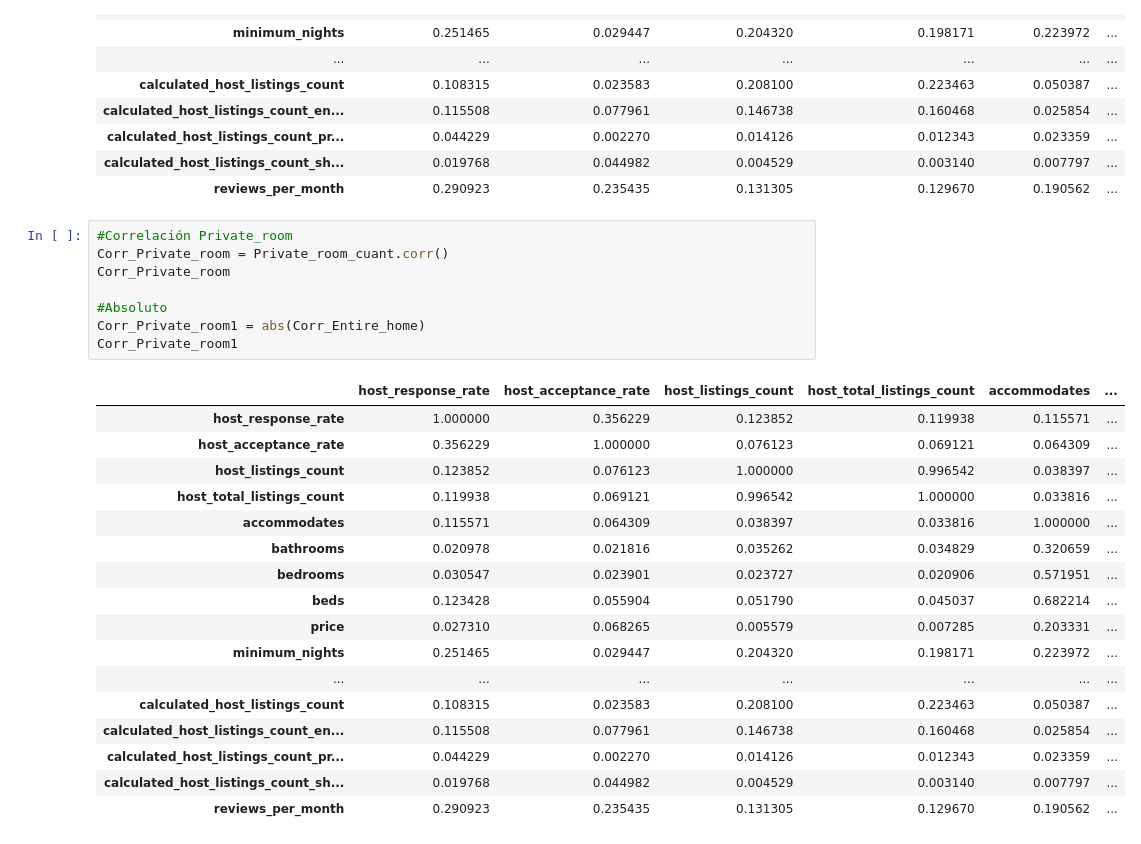
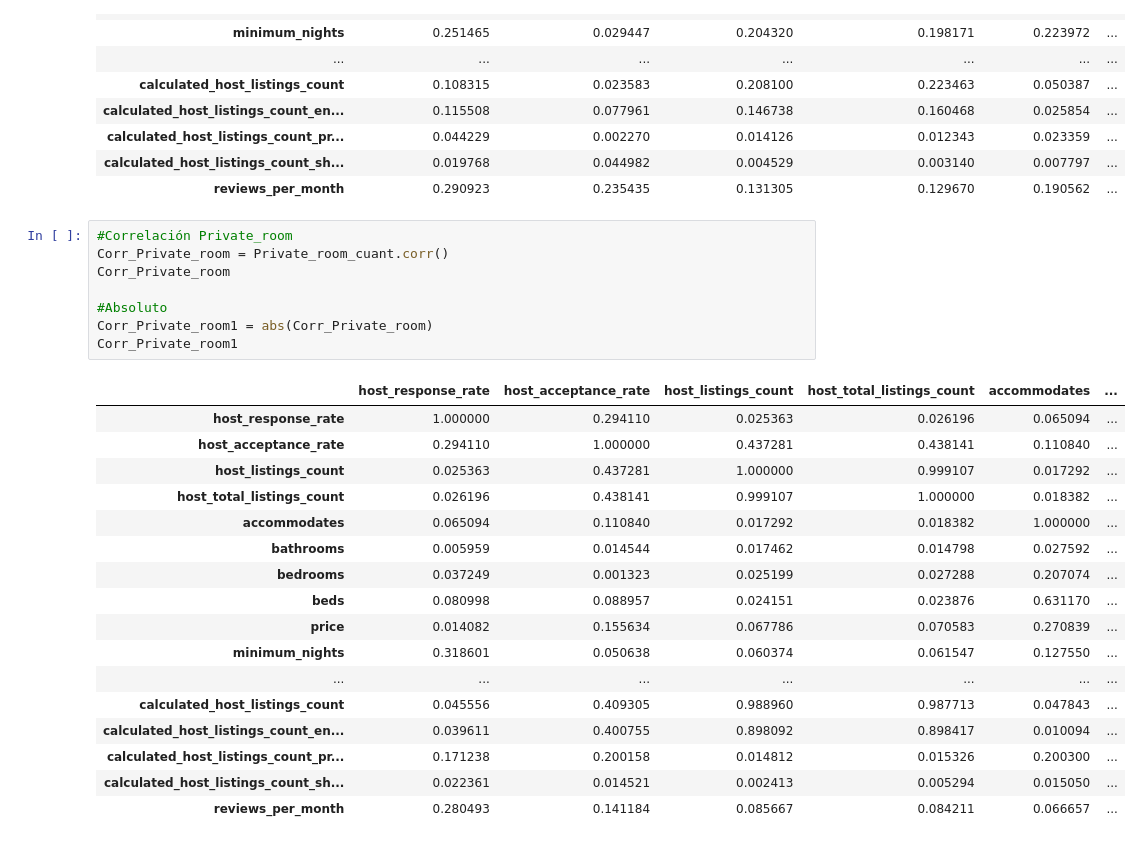
Before and after one commit to Raydays55/Actividad-1-Regresion-Lineal, a Jupyter notebook: Act1.ipynb, the cells around one changed output. Cells and saved outputs as stored; diff of their text form.

```diff
--- a/Act1.ipynb
+++ b/Act1.ipynb
@@ -92,29 +92,29 @@ Corr_Entire_home1
 # %%
 #Correlación Private_room
 Corr_Private_room = Private_room_cuant.corr()
 Corr_Private_room
 
 #Absoluto
-Corr_Private_room1 = abs(Corr_Entire_home)
+Corr_Private_room1 = abs(Corr_Private_room)
 Corr_Private_room1
 # %% [output]
 |  | host_response_rate | host_acceptance_rate | host_listings_count | host_total_listings_count | accommodates | ... |
-| host_response_rate | 1.000000 | 0.356229 | 0.123852 | 0.119938 | 0.115571 | ... |
-| host_acceptance_rate | 0.356229 | 1.000000 | 0.076123 | 0.069121 | 0.064309 | ... |
-| host_listings_count | 0.123852 | 0.076123 | 1.000000 | 0.996542 | 0.038397 | ... |
-| host_total_listings_count | 0.119938 | 0.069121 | 0.996542 | 1.000000 | 0.033816 | ... |
-| accommodates | 0.115571 | 0.064309 | 0.038397 | 0.033816 | 1.000000 | ... |
-| bathrooms | 0.020978 | 0.021816 | 0.035262 | 0.034829 | 0.320659 | ... |
-| bedrooms | 0.030547 | 0.023901 | 0.023727 | 0.020906 | 0.571951 | ... |
-| beds | 0.123428 | 0.055904 | 0.051790 | 0.045037 | 0.682214 | ... |
-| price | 0.027310 | 0.068265 | 0.005579 | 0.007285 | 0.203331 | ... |
-| minimum_nights | 0.251465 | 0.029447 | 0.204320 | 0.198171 | 0.223972 | ... |
+| host_response_rate | 1.000000 | 0.294110 | 0.025363 | 0.026196 | 0.065094 | ... |
+| host_acceptance_rate | 0.294110 | 1.000000 | 0.437281 | 0.438141 | 0.110840 | ... |
+| host_listings_count | 0.025363 | 0.437281 | 1.000000 | 0.999107 | 0.017292 | ... |
+| host_total_listings_count | 0.026196 | 0.438141 | 0.999107 | 1.000000 | 0.018382 | ... |
+| accommodates | 0.065094 | 0.110840 | 0.017292 | 0.018382 | 1.000000 | ... |
+| bathrooms | 0.005959 | 0.014544 | 0.017462 | 0.014798 | 0.027592 | ... |
+| bedrooms | 0.037249 | 0.001323 | 0.025199 | 0.027288 | 0.207074 | ... |
+| beds | 0.080998 | 0.088957 | 0.024151 | 0.023876 | 0.631170 | ... |
+| price | 0.014082 | 0.155634 | 0.067786 | 0.070583 | 0.270839 | ... |
+| minimum_nights | 0.318601 | 0.050638 | 0.060374 | 0.061547 | 0.127550 | ... |
 | ... | ... | ... | ... | ... | ... | ... |
-| calculated_host_listings_count | 0.108315 | 0.023583 | 0.208100 | 0.223463 | 0.050387 | ... |
-| calculated_host_listings_count_en... | 0.115508 | 0.077961 | 0.146738 | 0.160468 | 0.025854 | ... |
-| calculated_host_listings_count_pr... | 0.044229 | 0.002270 | 0.014126 | 0.012343 | 0.023359 | ... |
-| calculated_host_listings_count_sh... | 0.019768 | 0.044982 | 0.004529 | 0.003140 | 0.007797 | ... |
-| reviews_per_month | 0.290923 | 0.235435 | 0.131305 | 0.129670 | 0.190562 | ... |
+| calculated_host_listings_count | 0.045556 | 0.409305 | 0.988960 | 0.987713 | 0.047843 | ... |
+| calculated_host_listings_count_en... | 0.039611 | 0.400755 | 0.898092 | 0.898417 | 0.010094 | ... |
+| calculated_host_listings_count_pr... | 0.171238 | 0.200158 | 0.014812 | 0.015326 | 0.200300 | ... |
+| calculated_host_listings_count_sh... | 0.022361 | 0.014521 | 0.002413 | 0.005294 | 0.015050 | ... |
+| reviews_per_month | 0.280493 | 0.141184 | 0.085667 | 0.084211 | 0.066657 | ... |
 # %%
 #Correlación Hotel_room
 Corr_Hotel_room = Hotel_room_cuant.corr()
```
Also changed, not shown: parts of 2 cells of this notebook.
